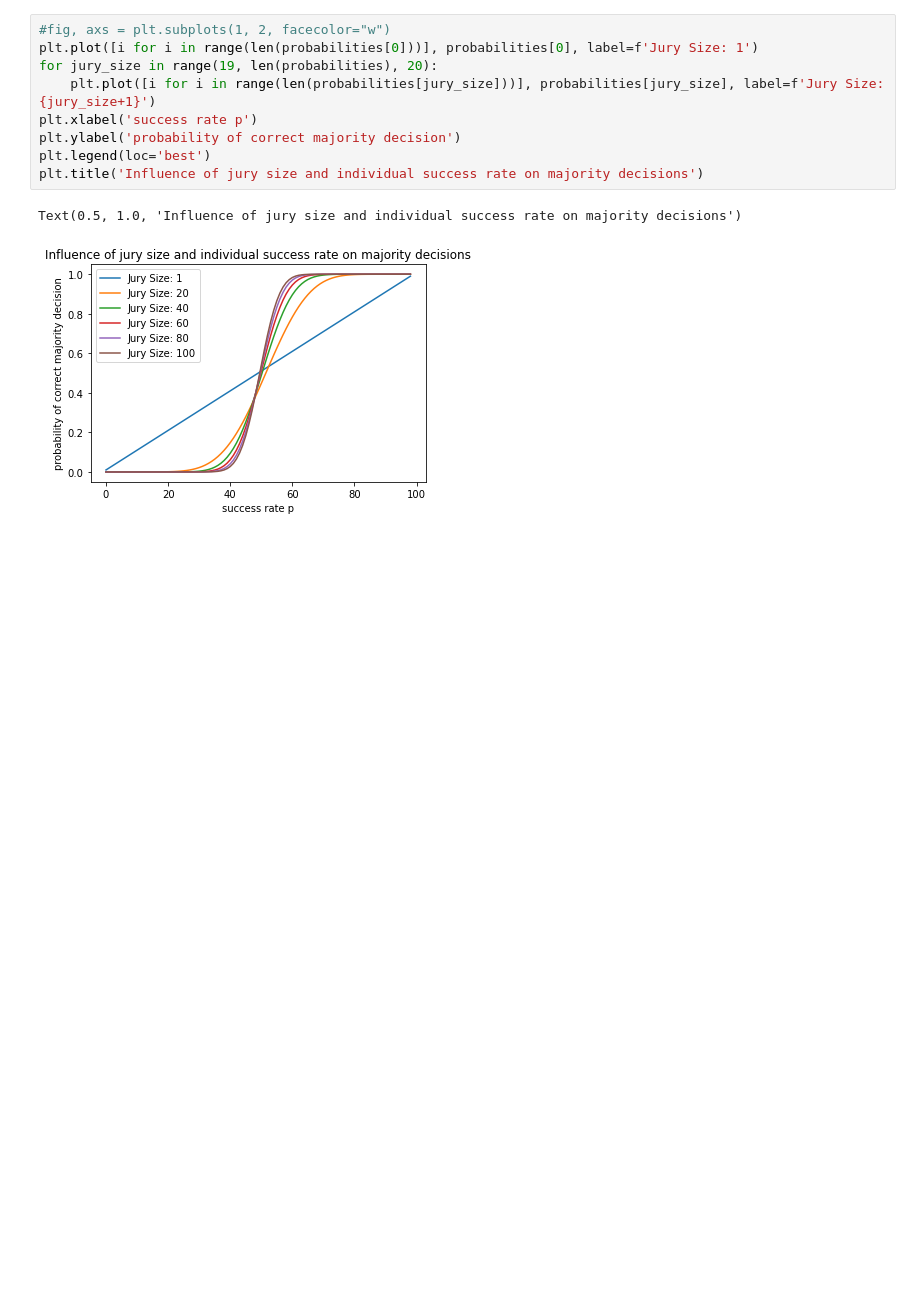
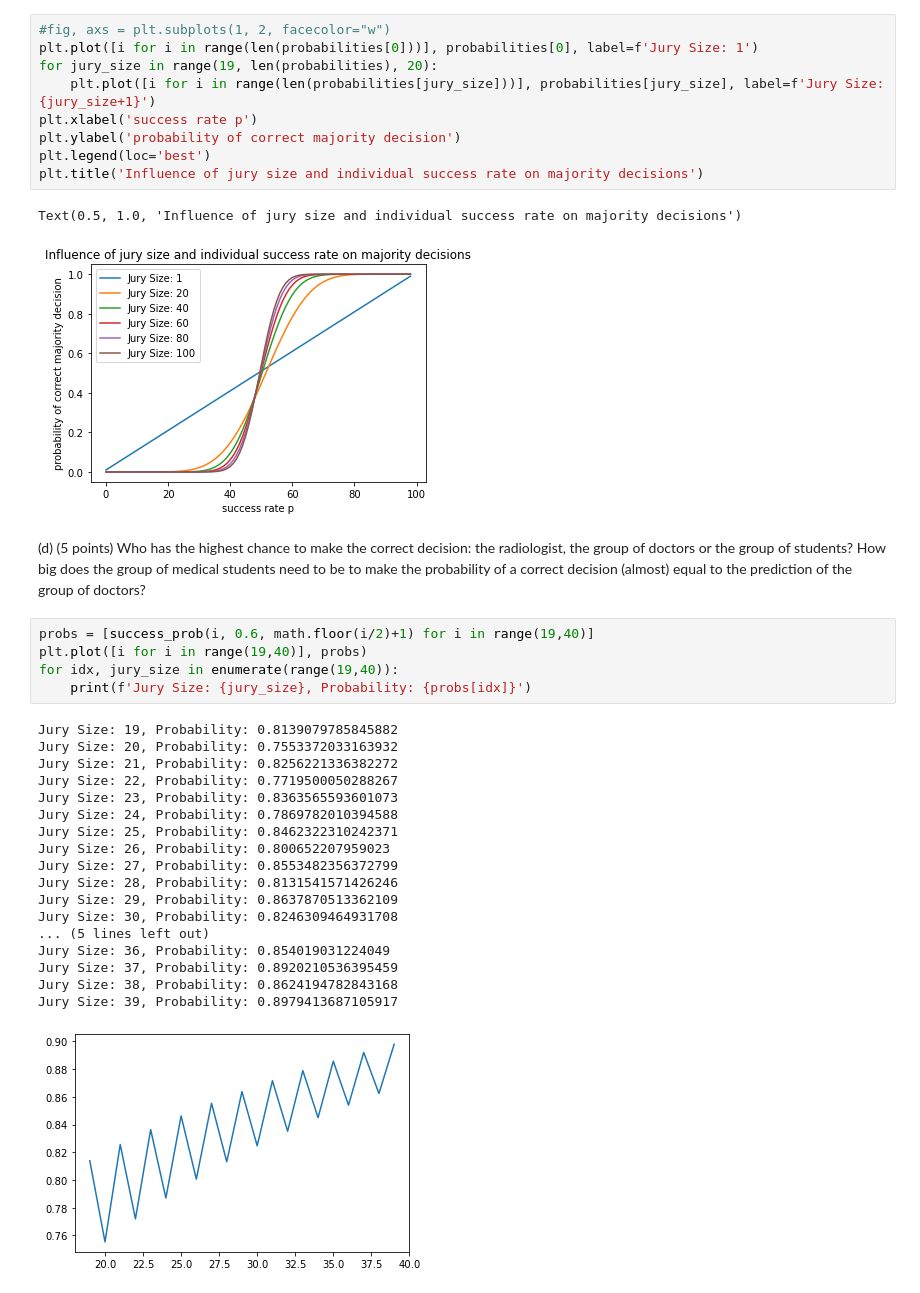
Before and after one commit to JanSchering/natural_computing, a Jupyter notebook: assignment_5/ex2.ipynb, the cells around one changed output. Drawn from its saved outputs; the diff is of its cells as text; blank space fills up the shorter version.

```diff
--- a/assignment_5/ex2.ipynb
+++ b/assignment_5/ex2.ipynb
@@ -66,3 +66,32 @@ plt.title('Influence of jury size and individual success rate on majority decisi
 # %% [output]
 Text(0.5, 1.0, 'Influence of jury size and individual success rate on majority decisions')
 [figure]
+# %% [markdown]
+(d) (5 points) Who has the highest chance to make the correct decision:
+the radiologist, the group of doctors or the group of students? How
+big does the group of medical students need to be to make the probability of a correct decision (almost) equal to the prediction of the
+group of doctors?
+# %%
+probs = [success_prob(i, 0.6, math.floor(i/2)+1) for i in range(19,40)]
+plt.plot([i for i in range(19,40)], probs)
+for idx, jury_size in enumerate(range(19,40)):
+    print(f'Jury Size: {jury_size}, Probability: {probs[idx]}')
+# %% [output]
+Jury Size: 19, Probability: 0.8139079785845882
+Jury Size: 20, Probability: 0.7553372033163932
+Jury Size: 21, Probability: 0.8256221336382272
+Jury Size: 22, Probability: 0.7719500050288267
+Jury Size: 23, Probability: 0.8363565593601073
+Jury Size: 24, Probability: 0.7869782010394588
+Jury Size: 25, Probability: 0.8462322310242371
+Jury Size: 26, Probability: 0.800652207959023
+Jury Size: 27, Probability: 0.8553482356372799
+Jury Size: 28, Probability: 0.8131541571426246
+Jury Size: 29, Probability: 0.8637870513362109
+Jury Size: 30, Probability: 0.8246309464931708
+... (5 lines left out)
+Jury Size: 36, Probability: 0.854019031224049
+Jury Size: 37, Probability: 0.8920210536395459
+Jury Size: 38, Probability: 0.8624194782843168
+Jury Size: 39, Probability: 0.8979413687105917
+[figure, added]
```
Also changed, not shown: 4 other files.
